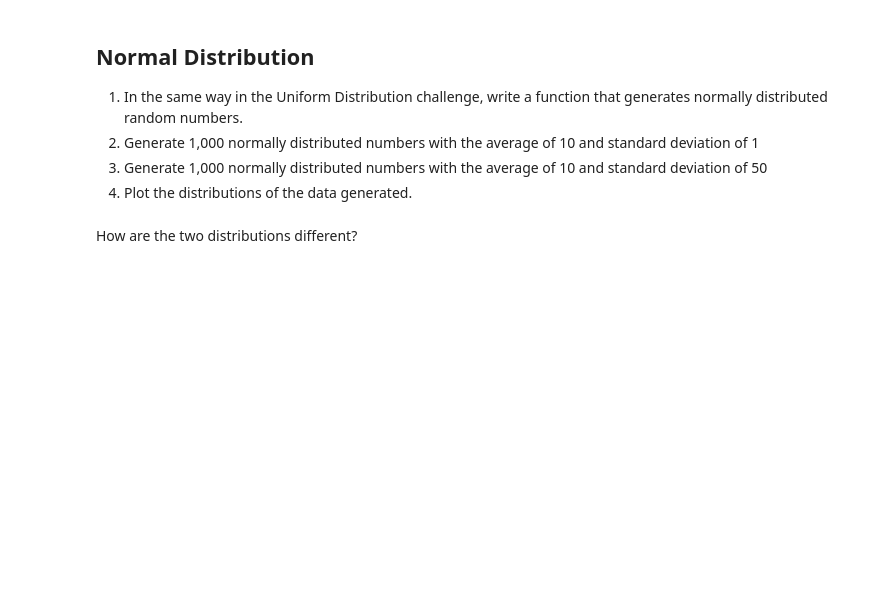
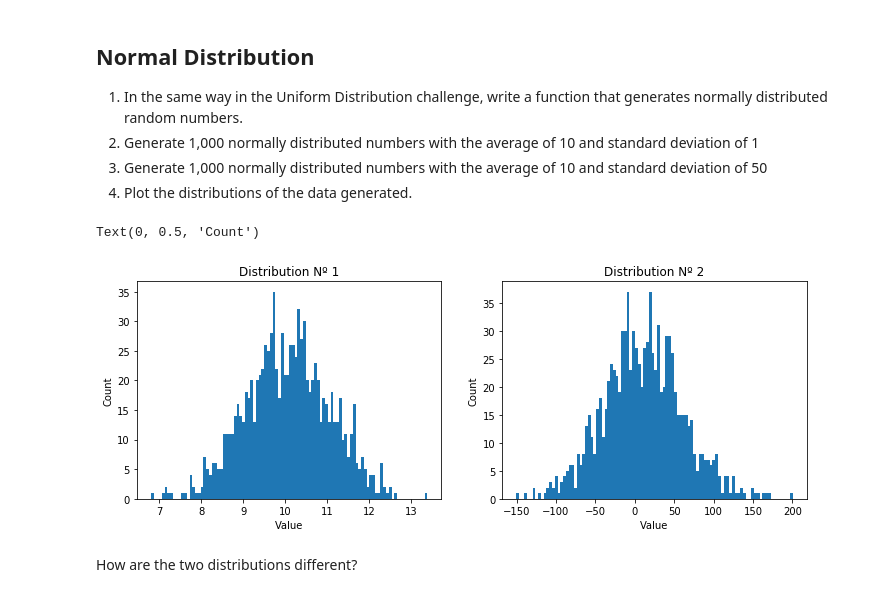
Before and after one commit to ta-datapt-bcn/lab-cont-probability-distribution, a Jupyter notebook: your_code/main.ipynb, the cells around one changed output. Saved outputs shown, nothing was run; the diff lists cells and outputs as text; code cells hidden in the pictures; blank space fills up the shorter version.

```diff
--- a/your_code/main.ipynb
+++ b/your_code/main.ipynb
@@ -54,6 +89,45 @@ How are the two distributions different?
 1. Generate 1,000 normally distributed numbers with the average of 10 and standard deviation of 1
 1. Generate 1,000 normally distributed numbers with the average of 10 and standard deviation of 50
 2. Plot the distributions of the data generated.
+# %%
+# your code here
+# 1. Generate function
+def dist_normal_random(mean, std, size):
+    return(np.random.normal(mean, std, size))
+
+# 2. Call function
+mean_1 = 10
+std_1 = 1
+size_1 = 1000
+
+# Output shape given as (m, n, k) then
+# m*n*k samples are drawn. If size is
+x_1 = dist_normal_random(mean_1, std_1, size_1)
+
+mean_2 = 10
+std_2 = 50
+size_2 = 1000
+x_2 = dist_normal_random(mean_2, std_2, size_2)
+
+# 3. Plot function
+# Plot Nº1
+fig, ax = plt.subplots(1,2)
+fig.set_size_inches(12,4)
+plt.sca(ax[0])
+ax[0].hist(x_1, 100)
+ax[0].set_title("Distribution Nº 1")
+ax[0].set_xlabel('Value')
+ax[0].set_ylabel('Count')
+
+# Plot Nº2
+plt.sca(ax[1])
+ax[1].hist(x_2, 100)
+ax[1].set_title("Distribution Nº 2")
+ax[1].set_xlabel('Value')
+ax[1].set_ylabel('Count')
+# %% [output]
+Text(0, 0.5, 'Count')
+[figure, added]
 # %% [markdown]
 How are the two distributions different?
 # %%
```
Also changed, not shown: parts of 15 cells of this notebook, 1 other file.
